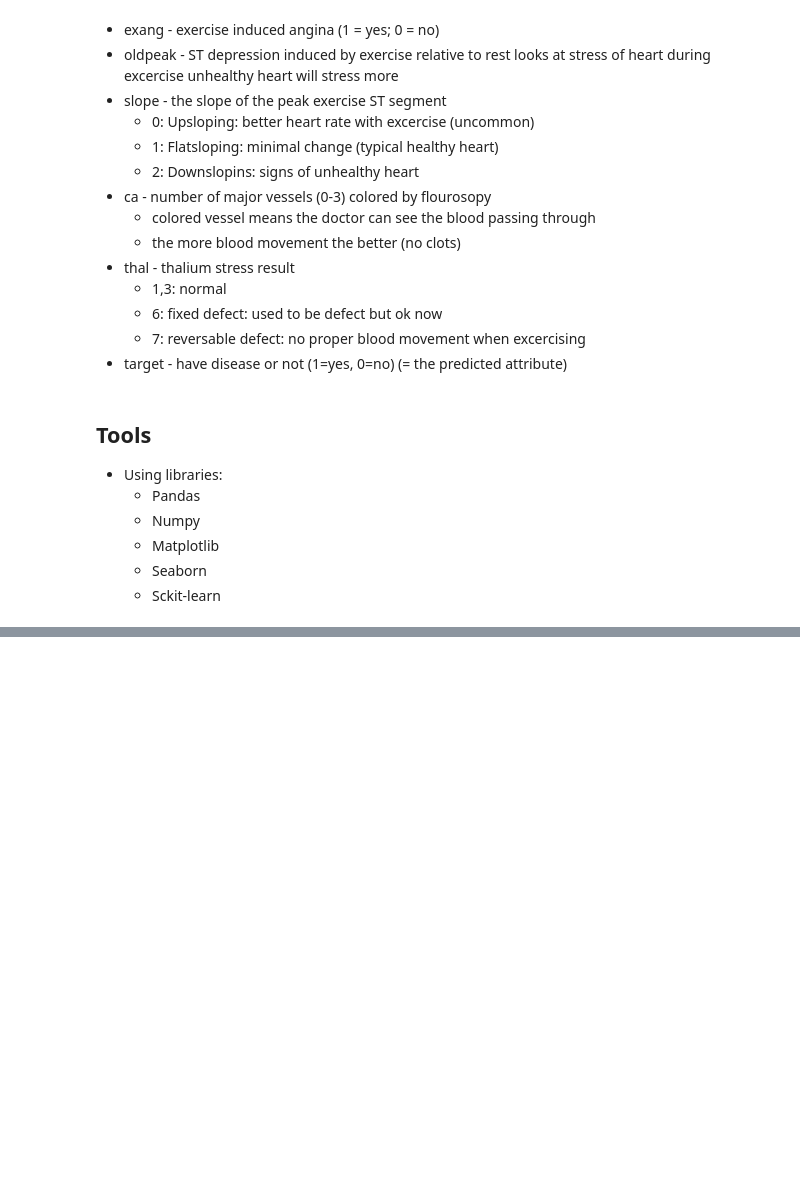
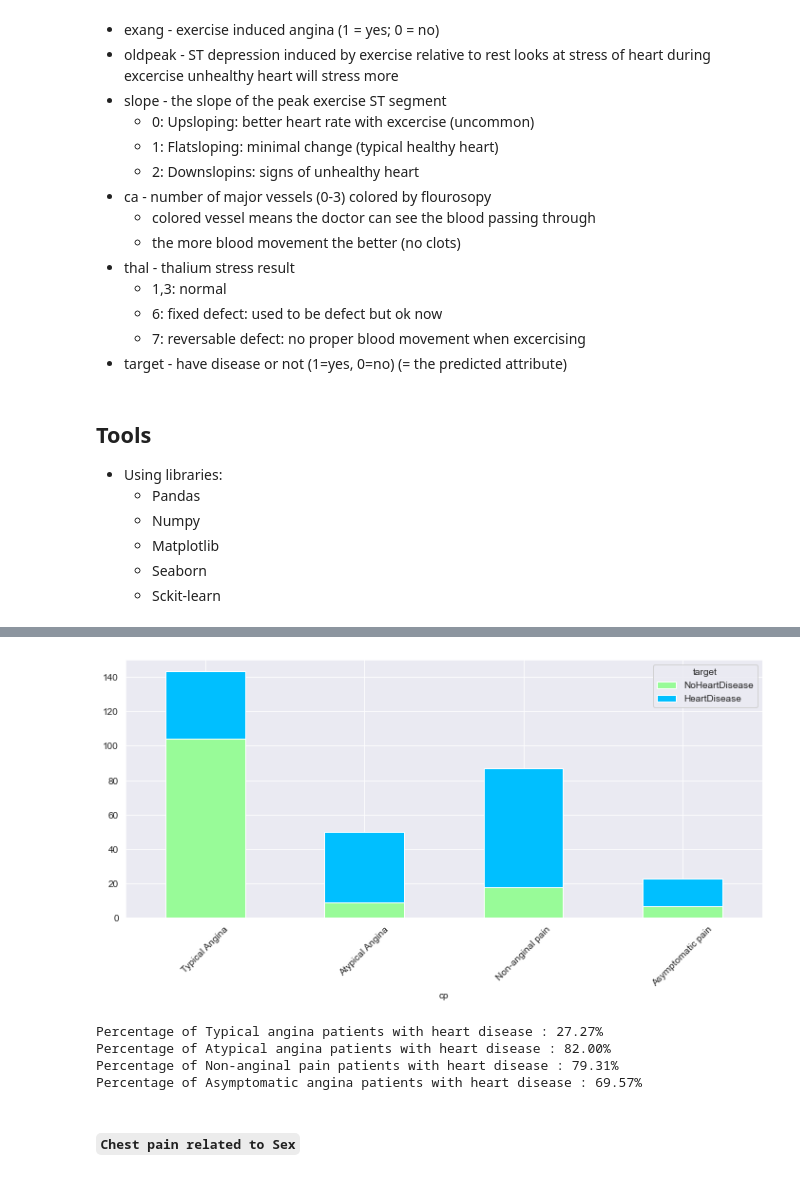
Before and after one commit to raiyan-aegon/My-Portfolio, a Jupyter notebook: Python/Machine Learning/Supervised Learning/Heart Disease/HeartDiseaseProject.ipynb, the cells around one changed output, grey strips where cells are left out. Cells and saved outputs as stored; diff of their text form; code cells hidden in the pictures; blank space fills up the shorter version.

```diff
--- a/Python/Machine Learning/Supervised Learning/Heart Disease/HeartDiseaseProject.ipynb
+++ b/Python/Machine Learning/Supervised Learning/Heart Disease/HeartDiseaseProject.ipynb
@@ -102,0 +199,2 @@ from sklearn.metrics import plot_roc_curve
+# %%
+cp_plot = data.groupby(['cp','target']).size().reset_index().pivot(columns='target',index='cp',values=0)
@@ -102,0 +210,3 @@ from sklearn.metrics import plot_roc_curve
+# %%
+cp_plot.rename(columns={0:'NoHeartDisease',1:'HeartDisease'},inplace=True)
+cp_plot.rename(index={0:'Typical Angina',1:'Atypical Angina',2:'Non-anginal pain',3:'Asymptomatic pain'},inplace=True)
@@ -102,0 +222,17 @@ from sklearn.metrics import plot_roc_curve
+# %%
+fig,ax= plt.subplots(figsize=(12,5))
+cp_plot.plot(kind='bar',stacked=True,color=['palegreen','deepskyblue'],rot=45,ax=ax);
+# %% [output]
+[figure, added]
+# %%
+print("Percentage of Typical angina patients with heart disease : {:.2f}%".format((cp_plot['HeartDisease']['Typical Angina']) / (cp_plot['HeartDisease']['Typical Angina']+cp_plot['NoHeartDisease']['Typical Angina'])*100))
+print("Percentage of Atypical angina patients with heart disease : {:.2f}%".format((cp_plot['HeartDisease']['Atypical Angina']) / (cp_plot['HeartDisease']['Atypical Angina']+cp_plot['NoHeartDisease']['Atypical Angina'])*100))
+print("Percentage of Non-anginal pain patients with heart disease : {:.2f}%".format((cp_plot['HeartDisease']['Non-anginal pain']) / (cp_plot['HeartDisease']['Non-anginal pain']+cp_plot['NoHeartDisease']['Non-anginal pain'])*100))
+print("Percentage of Asymptomatic angina patients with heart disease : {:.2f}%".format((cp_plot['HeartDisease']['Asymptomatic pain']) / (cp_plot['HeartDisease']['Asymptomatic pain']+cp_plot['NoHeartDisease']['Asymptomatic pain'])*100))
+# %% [output]
+Percentage of Typical angina patients with heart disease : 27.27%
+Percentage of Atypical angina patients with heart disease : 82.00%
+Percentage of Non-anginal pain patients with heart disease : 79.31%
+Percentage of Asymptomatic angina patients with heart disease : 69.57%
+# %% [markdown]
+##### `Chest pain related to Sex`
```
Also changed, not shown: parts of 47 cells of this notebook, 1 other file.
